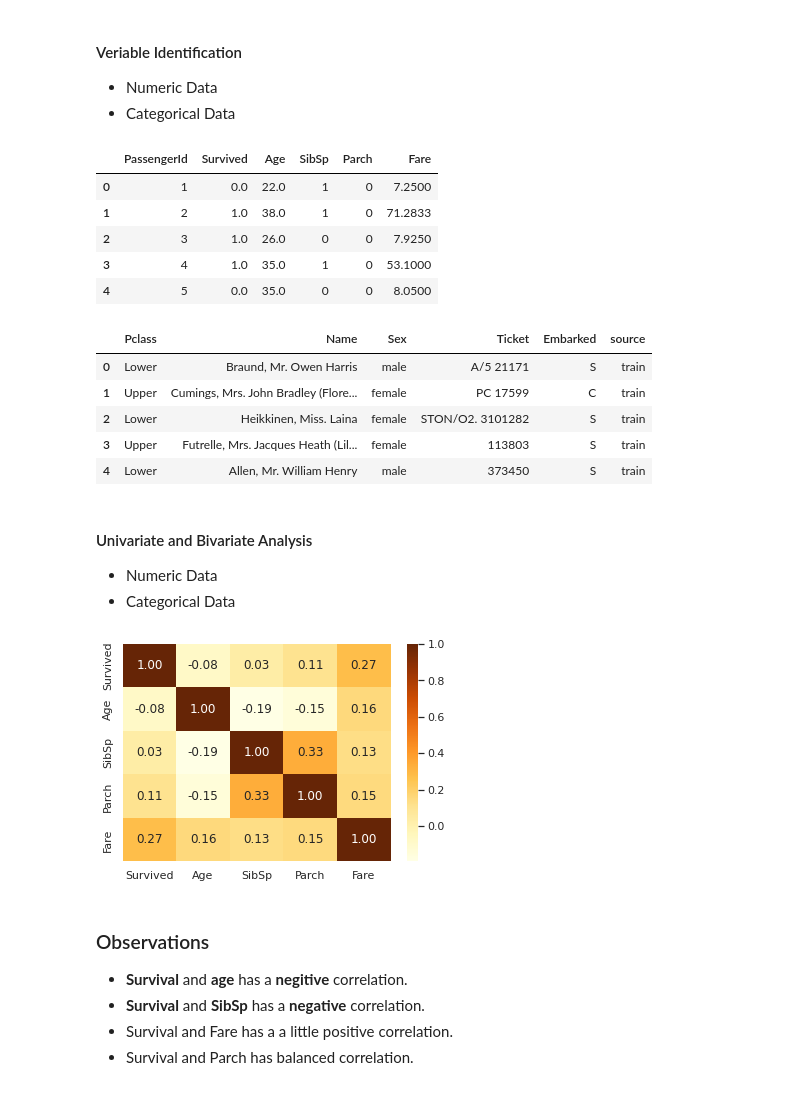
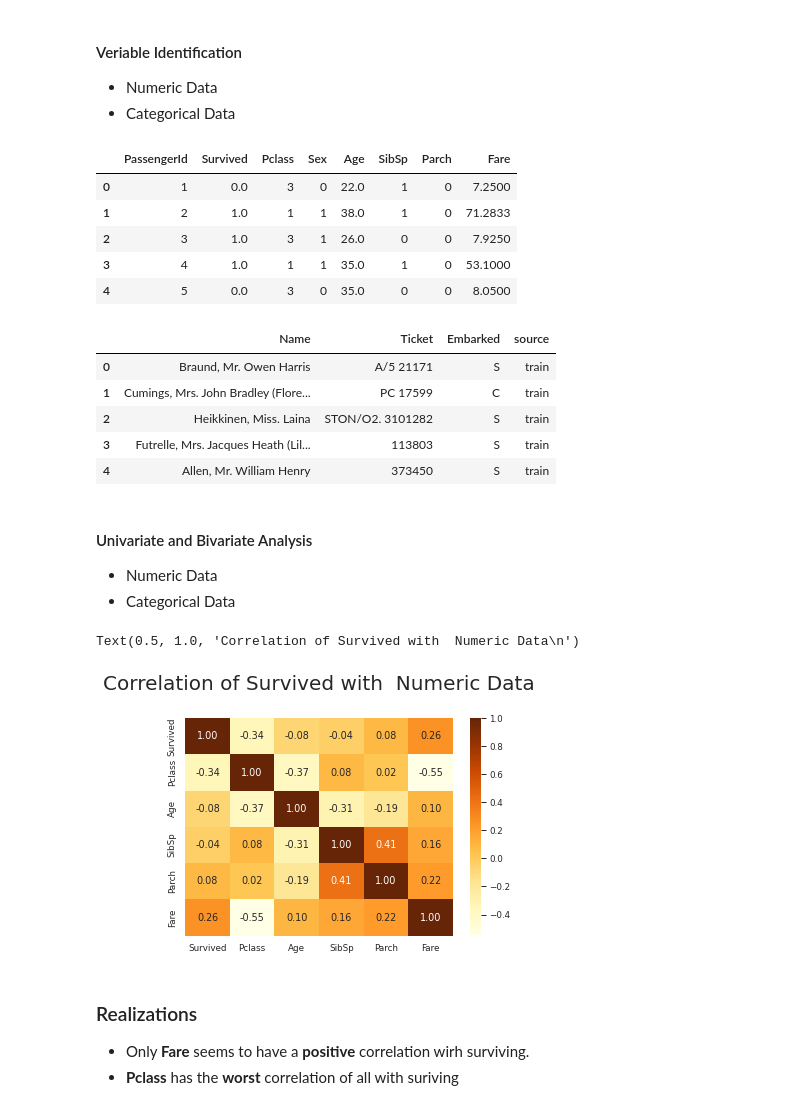
Before and after one commit to mebi-ali/Titanic_Survival_Predication, a Jupyter notebook: Titanic-Survival-Predication.ipynb, the cells around one changed output. Cells and saved outputs as stored; diff of their text form; code cells hidden in the pictures.

Commit message:
Only Modeling Remaining

```diff
--- a/Titanic-Survival-Predication.ipynb
+++ b/Titanic-Survival-Predication.ipynb
@@ -43,8 +43,8 @@ import warnings # warning filter
 # Import Coounter
 from collections import Counter
 
-
-sns.set(style="darkgrid")
+## Setting Seaborn
+sns.set(style='white', context='paper', palette='cividis')
 # %%
 
 # Input data files are available in the read-only "../input/" directory
@@ -281,7 +293,8 @@ age = sns.heatmap(data=data[['Age','Sex','Pclass', 'Parch', 'SibSp']].corr(), cm
 ### Observations
 * Above heatmap **confirms the catplots except Parch**. age is not correlated with sex, But **negativly correlated with Parch, Pclass, SibSp**
 # %%
-# Imputate missing values of age with median
+# Imputate missing values of age wrt Parch, SibSp, Parch, Pclass
+data['Age'] = data.groupby(['Parch', 'SibSp', 'Pclass'])['Age'].apply(lambda i:i.fillna(i.median()))
 data['Age'] = data['Age'].fillna(data['Age'].median())
 
 # delete cabin data becuase it contains % missing data
@@ -389,11 +402,11 @@ data.head()
 * Numeric Data
 * Categorical Data
 # %%
-# assign male and female to 0,1 in Sex
-data['Sex'] = data['Sex'].map({0:'male', 1:'female'})
+# # assign male and female to 0,1 in Sex
+# data['Sex'] = data['Sex'].map({0:'male', 1:'female'})
 
-# assign 1st, 2nd, 3rd class to Pclass
-data['Pclass'] = data['Pclass'].map({1:'Upper', 2:'Middle', 3:'Lower'})
+# # assign 1st, 2nd, 3rd class to Pclass
+# data['Pclass'] = data['Pclass'].map({1:'Upper', 2:'Middle', 3:'Lower'})
 # %%
 # Separating Numeric and categorical Data
 num_df = data.select_dtypes('number')
@@ -402,33 +415,34 @@ cat_df = data.select_dtypes('object')
 #Numeric Data
 num_df.head()
 # %% [output]
-|  | PassengerId | Survived | Age | SibSp | Parch | Fare |
-| 0 | 1 | 0.0 | 22.0 | 1 | 0 | 7.2500 |
-| 1 | 2 | 1.0 | 38.0 | 1 | 0 | 71.2833 |
-| 2 | 3 | 1.0 | 26.0 | 0 | 0 | 7.9250 |
-| 3 | 4 | 1.0 | 35.0 | 1 | 0 | 53.1000 |
-| 4 | 5 | 0.0 | 35.0 | 0 | 0 | 8.0500 |
+|  | PassengerId | Survived | Pclass | Sex | Age | SibSp | Parch | Fare |
+| 0 | 1 | 0.0 | 3 | 0 | 22.0 | 1 | 0 | 7.2500 |
+| 1 | 2 | 1.0 | 1 | 1 | 38.0 | 1 | 0 | 71.2833 |
+| 2 | 3 | 1.0 | 3 | 1 | 26.0 | 0 | 0 | 7.9250 |
+| 3 | 4 | 1.0 | 1 | 1 | 35.0 | 1 | 0 | 53.1000 |
+| 4 | 5 | 0.0 | 3 | 0 | 35.0 | 0 | 0 | 8.0500 |
 # %%
 cat_df.head()
 # %% [output]
-|  | Pclass | Name | Sex | Ticket | Embarked | source |
-| 0 | Lower | Braund, Mr. Owen Harris | male | A/5 21171 | S | train |
-| 1 | Upper | Cumings, Mrs. John Bradley (Flore... | female | PC 17599 | C | train |
-| 2 | Lower | Heikkinen, Miss. Laina | female | STON/O2. 3101282 | S | train |
-| 3 | Upper | Futrelle, Mrs. Jacques Heath (Lil... | female | 113803 | S | train |
-| 4 | Lower | Allen, Mr. William Henry | male | 373450 | S | train |
+|  | Name | Ticket | Embarked | source |
+| 0 | Braund, Mr. Owen Harris | A/5 21171 | S | train |
+| 1 | Cumings, Mrs. John Bradley (Flore... | PC 17599 | C | train |
+| 2 | Heikkinen, Miss. Laina | STON/O2. 3101282 | S | train |
+| 3 | Futrelle, Mrs. Jacques Heath (Lil... | 113803 | S | train |
+| 4 | Allen, Mr. William Henry | 373450 | S | train |
 # %% [markdown]
 #### Univariate and Bivariate Analysis
 * Numeric Data
 * Categorical Data
 # %%
-ax = sns.heatmap(data=num_df[num_df.columns[1:]].corr(), cmap='YlOrBr', fmt='.2f', annot=True)
+# Check Correlation
+ax = sns.heatmap(data=train[num_df.columns[1:]].corr(), cmap='YlOrBr', fmt='.2f', annot=True)
+ax.set_title('Correlation of Survived with  Numeric Data\n', fontsize=20)
 # %% [output]
+Text(0.5, 1.0, 'Correlation of Survived with  Numeric Data\n')
-[figure, old version]
+[figure, new version]
-# %% [markdown]
-### Observations
-* **Survival** and **age** has a **negitive** correlation.
-* **Survival** and **SibSp** has a **negative** correlation.
-* Survival and Fare has a a little positive correlation.
-* Survival and Parch has balanced correlation.
+# %% [markdown]
+### Realizations
+* Only **Fare** seems to have a **positive** correlation wirh surviving.
+* **Pclass** has the **worst** correlation of all with suriving
 # %%
```
Also changed, not shown: parts of 47 cells of this notebook.
